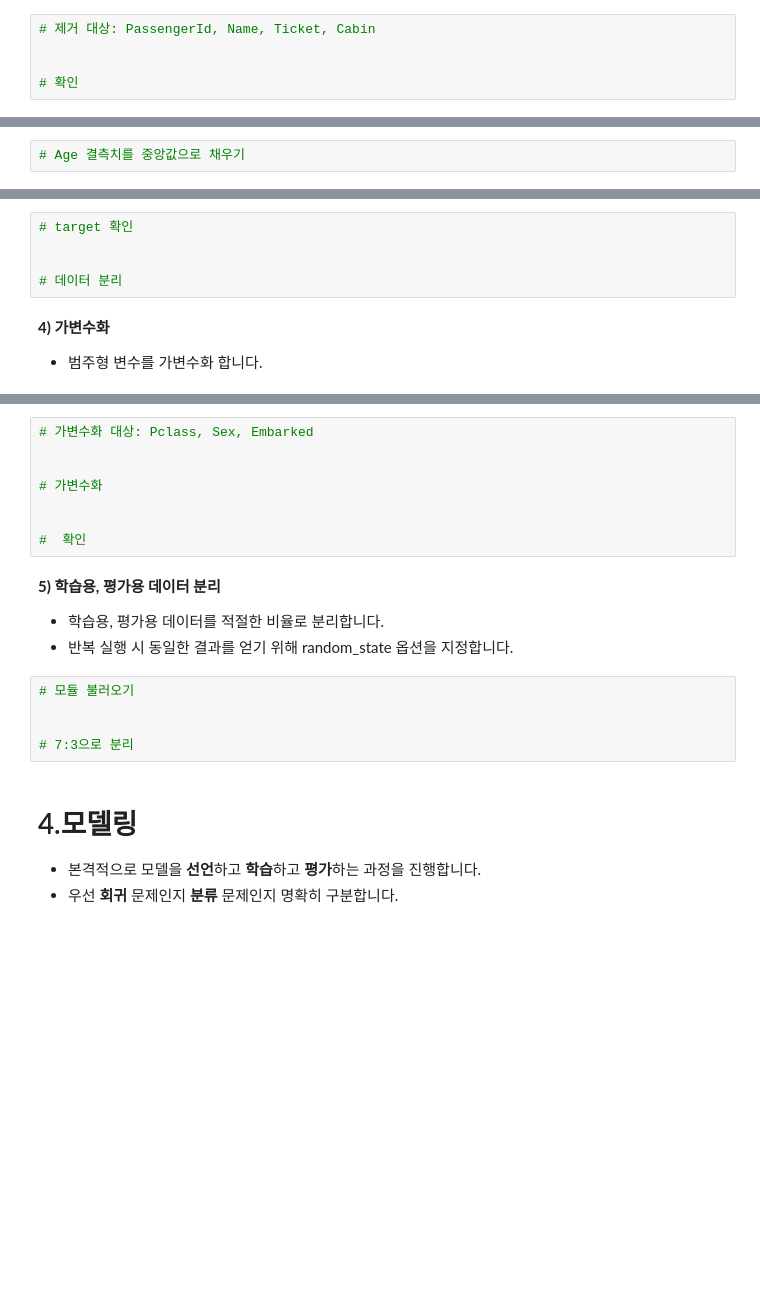
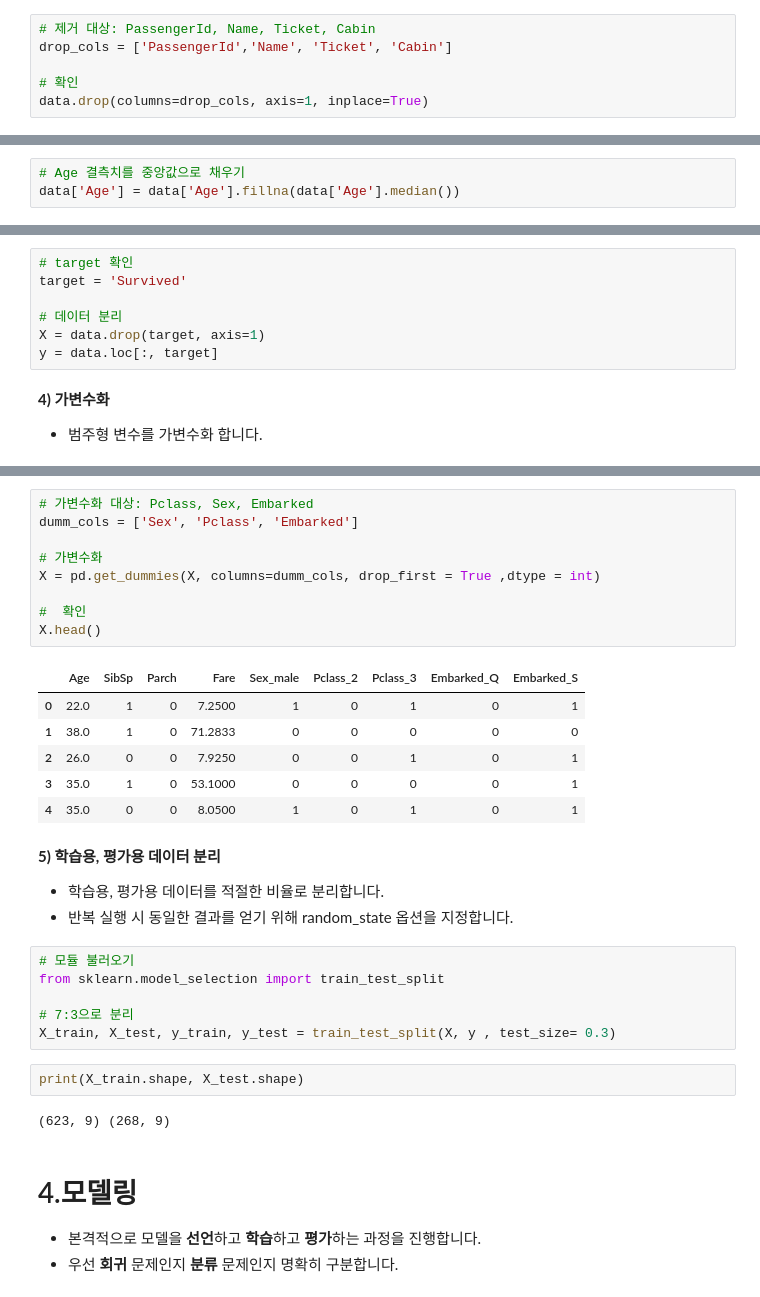
Before and after one commit to hon3538/KT_AIVLE, a Jupyter notebook: 머신러닝/익히기/실습02_03_성능평가(Titanic).ipynb, the cells around one changed output, grey strips where cells are left out. Drawn from its saved outputs; the diff is of its cells as text; blank space fills up the shorter version.

```diff
--- a/머신러닝/익히기/실습02_03_성능평가(Titanic).ipynb
+++ b/머신러닝/익히기/실습02_03_성능평가(Titanic).ipynb
@@ -63,9 +116,10 @@ data.corr(numeric_only=True)
 - 분석에 의미가 없다고 판단되는 변수는 제거합니다.
 # %%
 # 제거 대상: PassengerId, Name, Ticket, Cabin
-
+drop_cols = ['PassengerId','Name', 'Ticket', 'Cabin']
 
 # 확인
+data.drop(columns=drop_cols, axis=1, inplace=True)
 # %% [markdown]
 **2) 결측치 처리**
 
@@ -73,2 +131,3 @@ data.corr(numeric_only=True)
 # %%
 # Age 결측치를 중앙값으로 채우기
+data['Age'] = data['Age'].fillna(data['Age'].median())
@@ -84,9 +162,11 @@ data.corr(numeric_only=True)
 - 이후 모든 작업은 x, y를 대상으로 진행합니다.
 # %%
 # target 확인
-
+target = 'Survived'
 
 # 데이터 분리
+X = data.drop(target, axis=1)
+y = data.loc[:, target]
 # %% [markdown]
 **4) 가변수화**
 
@@ -94,21 +194,34 @@ data.corr(numeric_only=True)
 # %%
 # 가변수화 대상: Pclass, Sex, Embarked
-
+dumm_cols = ['Sex', 'Pclass', 'Embarked']
 
 # 가변수화
-
+X = pd.get_dummies(X, columns=dumm_cols, drop_first = True ,dtype = int)
 
 #  확인
+X.head()
+# %% [output]
+|  | Age | SibSp | Parch | Fare | Sex_male | Pclass_2 | Pclass_3 | Embarked_Q | Embarked_S |
+| 0 | 22.0 | 1 | 0 | 7.2500 | 1 | 0 | 1 | 0 | 1 |
+| 1 | 38.0 | 1 | 0 | 71.2833 | 0 | 0 | 0 | 0 | 0 |
+| 2 | 26.0 | 0 | 0 | 7.9250 | 0 | 0 | 1 | 0 | 1 |
+| 3 | 35.0 | 1 | 0 | 53.1000 | 0 | 0 | 0 | 0 | 1 |
+| 4 | 35.0 | 0 | 0 | 8.0500 | 1 | 0 | 1 | 0 | 1 |
 # %% [markdown]
 **5) 학습용, 평가용 데이터 분리**
 
 - 학습용, 평가용 데이터를 적절한 비율로 분리합니다.
 - 반복 실행 시 동일한 결과를 얻기 위해 random_state 옵션을 지정합니다.
-# %%
-# 모듈 불러오기
-
-
-# 7:3으로 분리
+# %%
+# 모듈 불러오기
+from sklearn.model_selection import train_test_split
+
+# 7:3으로 분리
+X_train, X_test, y_train, y_test = train_test_split(X, y , test_size= 0.3)
+# %%
+print(X_train.shape, X_test.shape)
+# %% [output]
+(623, 9) (268, 9)
 # %% [markdown]
 # 4.모델링
 
```
Also changed, not shown: parts of 23 cells of this notebook, 3 other files.
